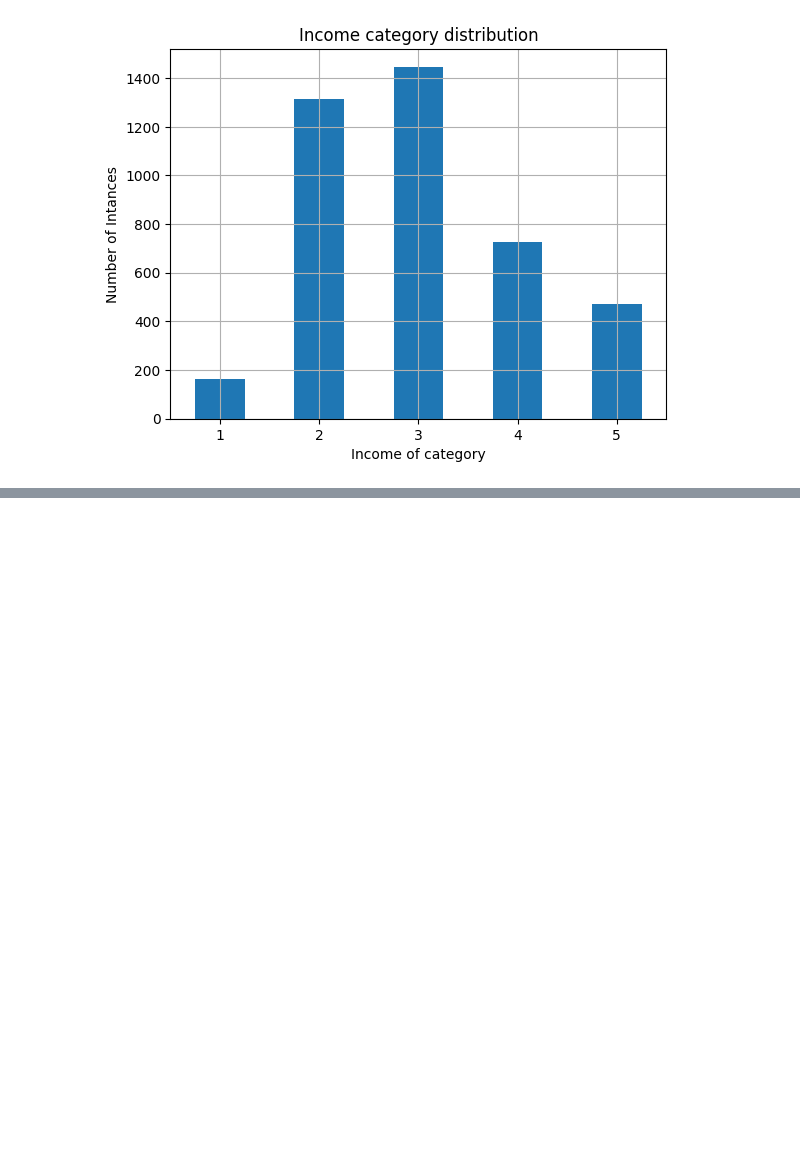
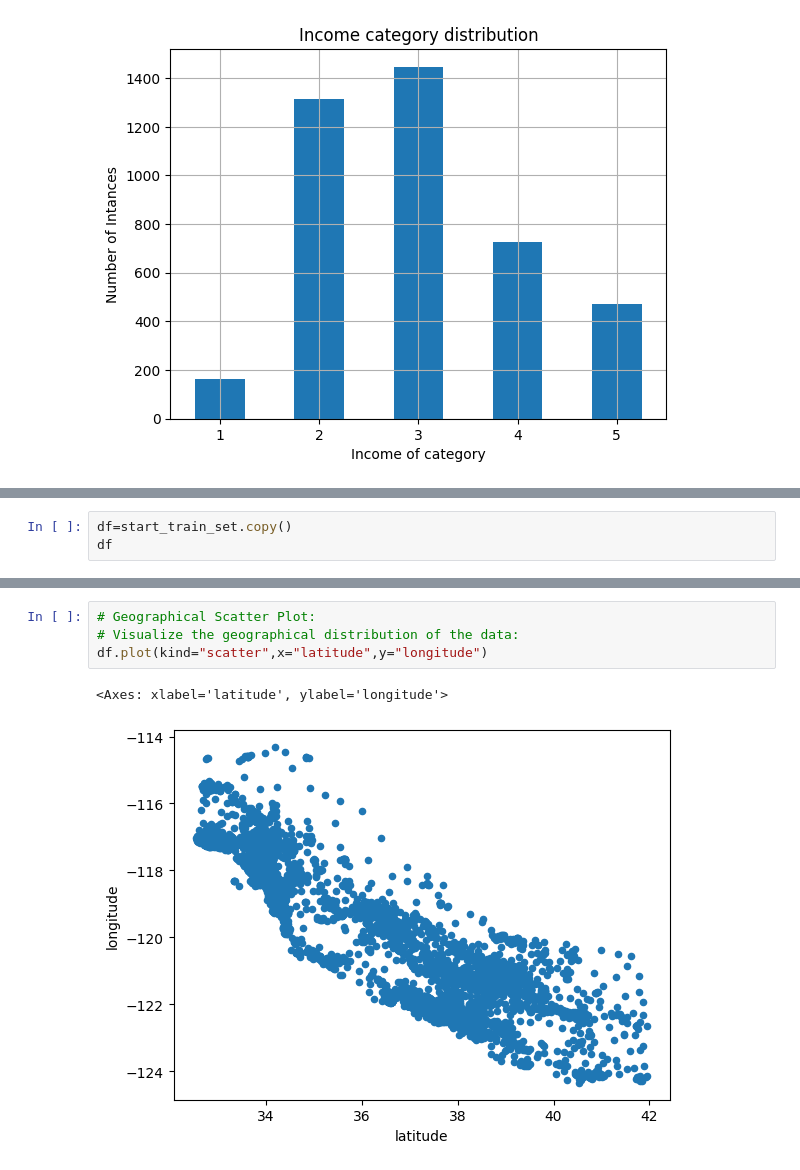
Before and after one commit to Zuhebkhan10/California_housing_price, a Jupyter notebook: Analyzing_house.ipynb, the cells around one changed output, grey strips where cells are left out. Saved outputs shown, nothing was run; the diff lists cells and outputs as text; blank space fills up the shorter version.

Commit message:
update the geographical plot

```diff
--- a/Analyzing_house.ipynb
+++ b/Analyzing_house.ipynb
@@ -185,0 +202,3 @@ plt.show()
+# %%
+df=start_train_set.copy()
+df
@@ -185,0 +219,7 @@ plt.show()
+# %%
+# Geographical Scatter Plot:
+# Visualize the geographical distribution of the data:
+df.plot(kind="scatter",x="latitude",y="longitude")
+# %% [output]
+<Axes: xlabel='latitude', ylabel='longitude'>
+[figure, added]
```
Also changed, not shown: parts of 5 cells of this notebook.
